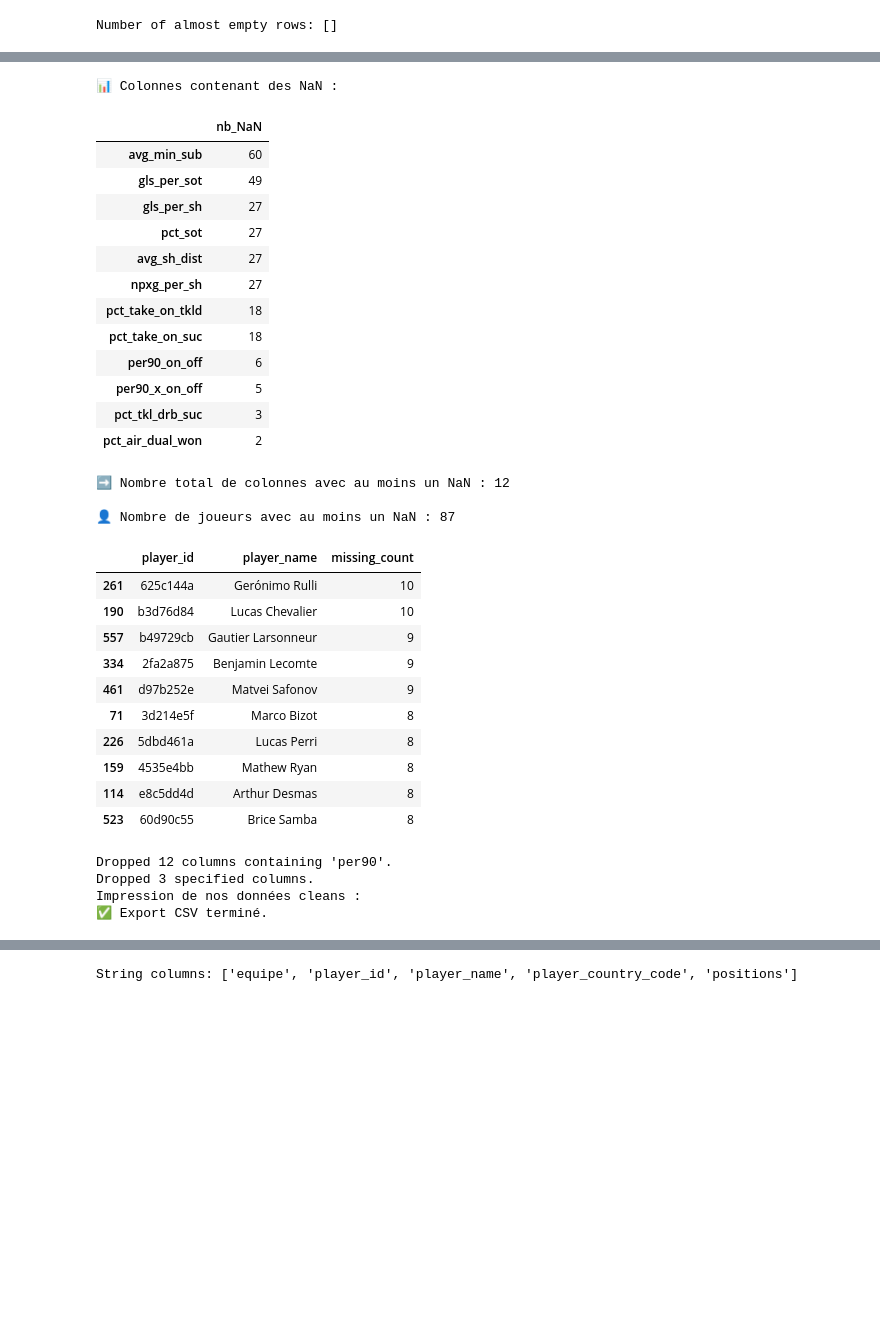
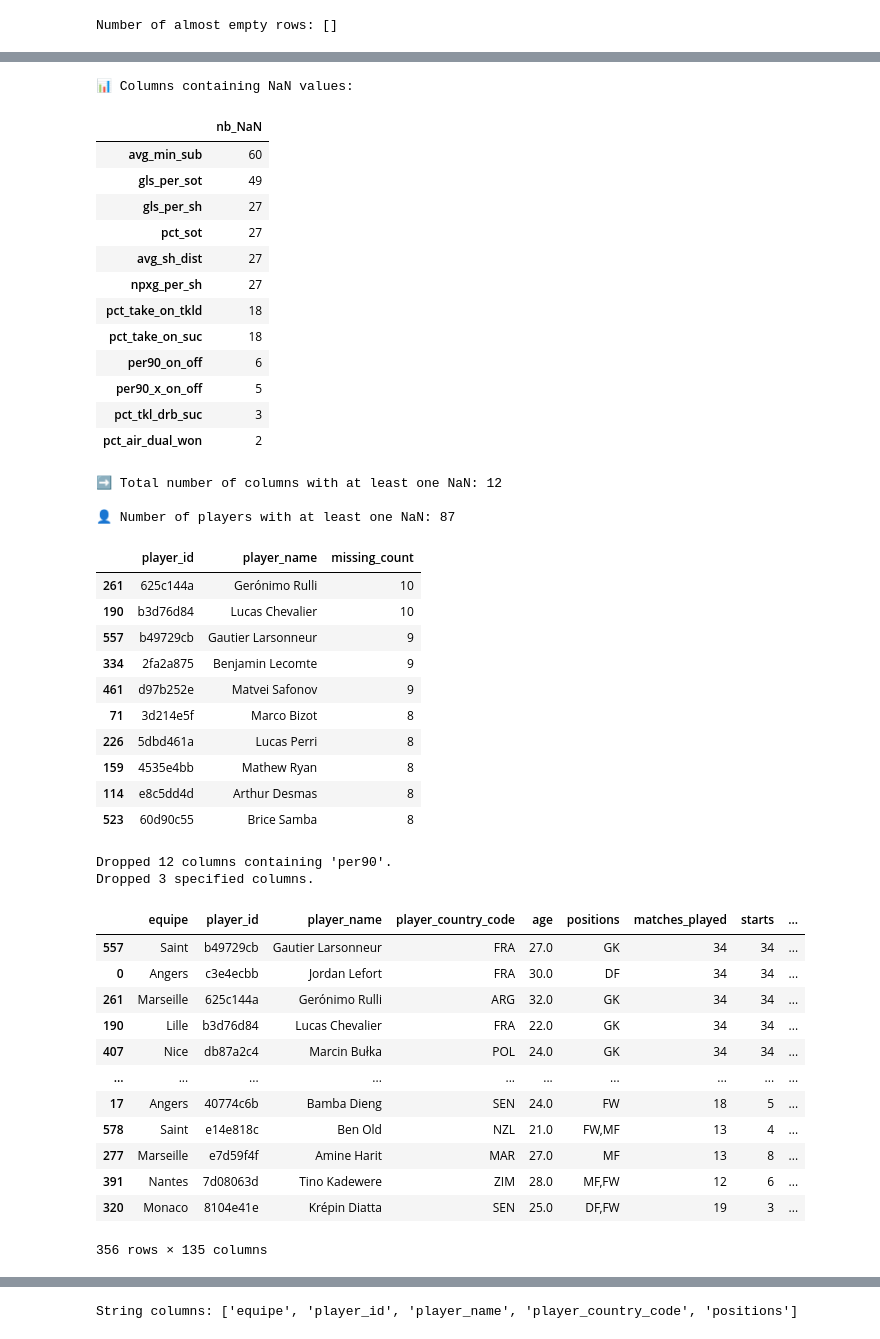
Before and after one commit to DeankoontzG/DataMining_Project, a Jupyter notebook: src/data_cleaning.ipynb, the cells around one changed output, grey strips where cells are left out. Cells and saved outputs as stored; diff of their text form; code cells hidden in the pictures; blank space fills up the shorter version.

```diff
--- a/data_cleaning.ipynb
+++ b/src/data_cleaning.ipynb
@@ -7,27 +12,7 @@ import seaborn as sns
 # %% [markdown]
 # Load data
 # %%
-def load_data(file_path):
-    """
-    Load data from a CSV file into a pandas DataFrame.
-
-    Parameters:
-    file_path (str): The path to the CSV file.
-
-    Returns:
-    pd.DataFrame: The loaded data as a pandas DataFrame.
-    """
-    try:
-        data = pd.read_csv(file_path)
-        print(f"Data loaded successfully from {file_path}")
-        return data
-    except Exception as e:
-        print(f"Error loading data: {e}")
-        return None
-
-file_path = "joueurs_ligue1_2024_2025.csv"
-
+file_path = "../raw_data/joueurs_ligue1_2024_2025.csv"
 data = load_data(file_path)
-
 data.head()
 # %% [output]
@@ -44,28 +29,27 @@ Data loaded successfully from joueurs_ligue1_2024_2025.csv
 # %%
-# ON GARDE LES JOURS AYANT JOUÉ PLUS DE X MINUTES
+# KEEP PLAYERS WHO HAVE PLAYED MORE THAN X MINUTES
 
-seuil = 500 #nb de minutes data_clean
-
+min_player_threshold = 500
 col_minutes = 'min'
 data[col_minutes] = pd.to_numeric(data[col_minutes], errors='coerce')
 data_cleaned = data.dropna(subset=[col_minutes])
 
-data_clean = data_cleaned[data_cleaned[col_minutes] > seuil]
+data_clean = data_cleaned[data_cleaned[col_minutes] > min_player_threshold]
 
-print(f"Number of players with more than {seuil} minutes played: {data_clean.shape[0]}")
+print(f"Number of players with more than {min_player_threshold} minutes played: {data_clean.shape[0]}")
 
-# DETECTION DES DOUBLONS
+# DUPLICATE player_id DETECTION
 
 if data_clean.duplicated(subset=["player_id"]).any():
     n_dupes = data_clean.duplicated(subset=["player_id"]).sum()
-    print(f"{n_dupes} doublons trouvés sur 'player_id'.")
+    print(f"{n_dupes} duplicates found on 'player_id'.")
     data_clean = (
         data_clean.sort_values(by="min", ascending=False)
             .drop_duplicates(subset=["player_id"], keep="first")
     )
 else:
-    print("Aucun doublon détecté sur player_id ✅")
+    print("No duplicates found on 'player_id' ✅")
 
-print(f"Number of players with more than {seuil} minutes played & without duplicates: {data_clean.shape[0]}")
+print(f"Number of players with more than {min_player_threshold} minutes played & without duplicates: {data_clean.shape[0]}")
 # %% [output]
 Number of players with more than 500 minutes played: 361
@@ -166,28 +150,28 @@ Number of almost empty rows: []
 # %%
-# COMPTE DES COLONNES AVEC NaN
+# COUNT OF COLUMNS WITH NaN
 
 nan_by_col = data_clean.isna().sum().sort_values(ascending=False)
 nan_by_col = nan_by_col[nan_by_col > 0]
 
-print("📊 Colonnes contenant des NaN :")
+print("📊 Columns containing NaN values:")
 display(nan_by_col.to_frame("nb_NaN"))
 
-print(f"\n➡️ Nombre total de colonnes avec au moins un NaN : {len(nan_by_col)}")
+print(f"\n➡️ Total number of columns with at least one NaN: {len(nan_by_col)}")
 
-# COMPTE DES JOUEURS AVEC NaN
+# COUNT OF PLAYERS WITH NaN
 nan_by_player = data_clean.isna().sum(axis=1)
 
-# On crée une vue pour les joueurs qui ont au moins 1 NaN
+# Create a view for players who have at least 1 NaN
 players_with_nan = data_clean.loc[nan_by_player > 0, ["player_id", "player_name"]].copy()
 players_with_nan["missing_count"] = nan_by_player[nan_by_player > 0]
 
-print(f"\n👤 Nombre de joueurs avec au moins un NaN : {players_with_nan.shape[0]}")
+print(f"\n👤 Number of players with at least one NaN: {players_with_nan.shape[0]}")
 display(players_with_nan.sort_values("missing_count", ascending=False).head(10))
 
-# CONCLUSIONS : Gardiens souvent concernés. Dans tous les cas identifiés, signifie que pas de stat => A remplacer par 0
+# CONCLUSIONS: Goalkeepers are often affected. In all identified cases, it means no stat => To be replaced by 0
 data_clean = data_clean.fillna(0)
 # %% [output]
-📊 Colonnes contenant des NaN :
+📊 Columns containing NaN values:
 |  | nb_NaN |
 | avg_min_sub | 60 |
 | gls_per_sot | 49 |
@@ -201,9 +185,9 @@ data_clean = data_clean.fillna(0)
 | per90_x_on_off | 5 |
 | pct_tkl_drb_suc | 3 |
 | pct_air_dual_won | 2 |
-➡️ Nombre total de colonnes avec au moins un NaN : 12
+➡️ Total number of columns with at least one NaN: 12
 
-👤 Nombre de joueurs avec au moins un NaN : 87
+👤 Number of players with at least one NaN: 87
 |  | player_id | player_name | missing_count |
 | 261 | 625c144a | Gerónimo Rulli | 10 |
 | 190 | b3d76d84 | Lucas Chevalier | 10 |
@@ -263,18 +247,24 @@ def manual_col_drop(data, cols_to_drop):
 # %%
 exception_cols = ['per90_on_off', 'per90_x_on_off']
 data_no_per90 = drop_per_90_cols(data_clean, exception_cols=exception_cols)
 
 manual_cols_to_drop = ['min_per_match_played', 'gls_and_ast', 'tkl_plus_int']
 data_final = manual_col_drop(data_no_per90, manual_cols_to_drop)
 
 data_final
-
-print("Impression de nos données cleans : ")
-df = pd.DataFrame(data_final)
-df.to_csv("joueurs_ligue1_2024_2025_clean.csv", index=False, encoding="utf-8")
-print("✅ Export CSV terminé.")
 # %% [output]
 Dropped 12 columns containing 'per90'.
 Dropped 3 specified columns.
-Impression de nos données cleans :
-✅ Export CSV terminé.
+|  | equipe | player_id | player_name | player_country_code | age | positions | matches_played | starts | ... |
+| 557 | Saint | b49729cb | Gautier Larsonneur | FRA | 27.0 | GK | 34 | 34 | ... |
+| 0 | Angers | c3e4ecbb | Jordan Lefort | FRA | 30.0 | DF | 34 | 34 | ... |
+| 261 | Marseille | 625c144a | Gerónimo Rulli | ARG | 32.0 | GK | 34 | 34 | ... |
+| 190 | Lille | b3d76d84 | Lucas Chevalier | FRA | 22.0 | GK | 34 | 34 | ... |
+| 407 | Nice | db87a2c4 | Marcin Bułka | POL | 24.0 | GK | 34 | 34 | ... |
+| ... | ... | ... | ... | ... | ... | ... | ... | ... | ... |
+| 17 | Angers | 40774c6b | Bamba Dieng | SEN | 24.0 | FW | 18 | 5 | ... |
+| 578 | Saint | e14e818c | Ben Old | NZL | 21.0 | FW,MF | 13 | 4 | ... |
+| 277 | Marseille | e7d59f4f | Amine Harit | MAR | 27.0 | MF | 13 | 8 | ... |
+| 391 | Nantes | 7d08063d | Tino Kadewere | ZIM | 28.0 | MF,FW | 12 | 6 | ... |
+| 320 | Monaco | 8104e41e | Krépin Diatta | SEN | 25.0 | DF,FW | 19 | 3 | ... |
+356 rows × 135 columns
```
Also changed, not shown: parts of 8 cells of this notebook, 7 other files.
